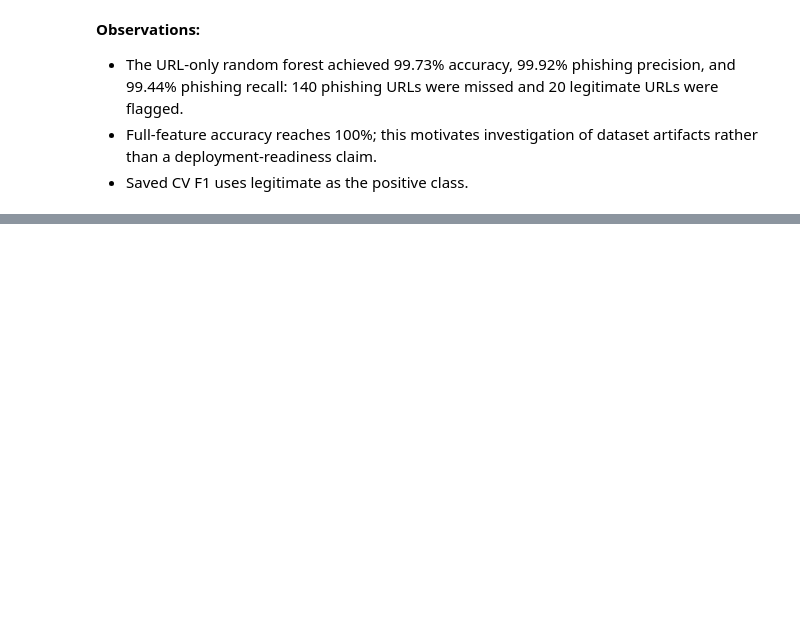
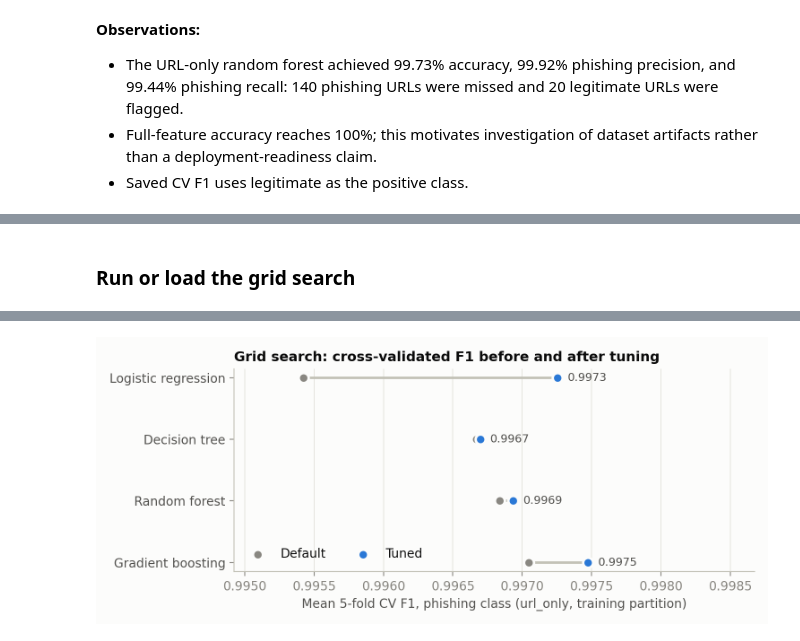
Before and after one commit to albertokabore/Groupe_Project_1_phdai_732_gp_phiusil, a Jupyter notebook: notebooks/part1_colab.ipynb, the cells around one changed output, grey strips where cells are left out. Drawn from its saved outputs; the diff is of its cells as text; code cells hidden in the pictures; blank space fills up the shorter version.

Commit message:
Add model tuning, final evaluation, and deliverable report

```diff
--- a/notebooks/part1_colab.ipynb
+++ b/notebooks/part1_colab.ipynb
@@ -292,0 +296,12 @@ Phishing recall: 99.44%
+# %%
+from IPython.display import Image
+from src.tuning import PARAM_GRIDS, run_tuning
+from src.final_eval import run_final_evaluation, make_final_figures
+R, F = C.RESULTS_DIR, C.FIGURES_DIR
+pd.set_option("display.float_format", "{:.5f}".format)
+
+# The grid search takes about 40 minutes on 8 cores and the final evaluation
+# about 10. Both write everything to results/, so by default these cells read
+# the saved outputs. Set a flag to True to recompute from scratch.
+RUN_SEARCH = False
+RUN_FINAL = False
@@ -292,0 +332,11 @@ Phishing recall: 99.44%
+# %% [markdown]
+### Run or load the grid search
+# %%
+if RUN_SEARCH:
+    run_tuning()
+summary = pd.read_csv(R / "tuning_summary.csv")
+display(summary[["model", "n_candidates", "default_cv_f1_phishing", "best_cv_f1_phishing",
+                 "best_cv_f1_phishing_sd", "cv_f1_gain", "best_cv_pr_auc_phishing",
+                 "best_params", "elapsed_seconds"]])
+display(Image(F / "tuning_cv_f1.png"))
+# %% [output]
@@ -292,0 +348 @@ Phishing recall: 99.44%
+[figure, added]
```
Also changed, not shown: parts of 34 cells of this notebook, 30 other files.
